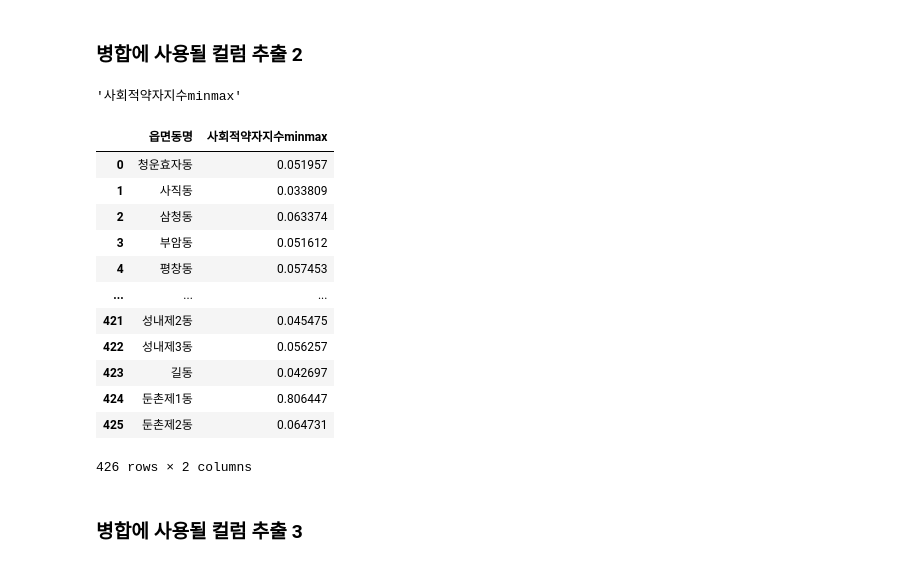
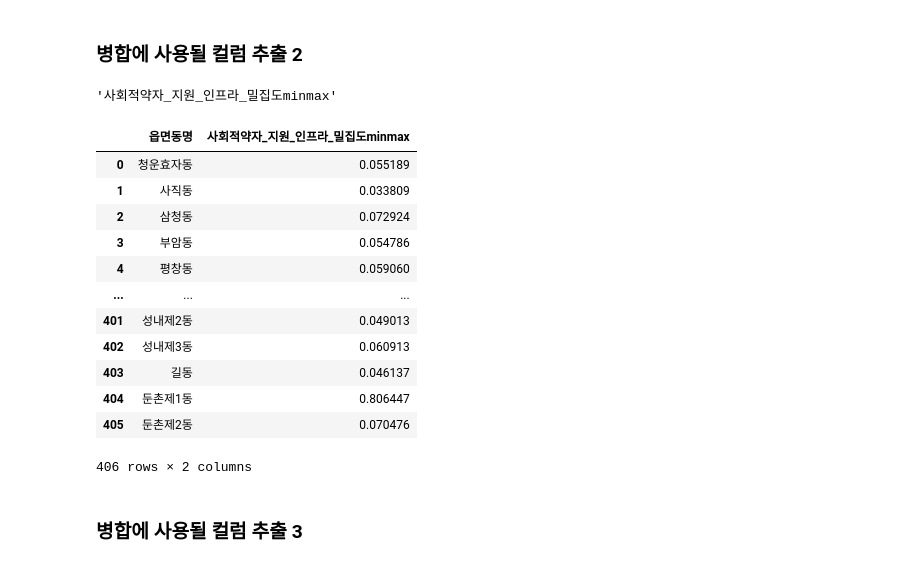
Before and after one commit to jaekim3220/finalproject, a Jupyter notebook: 2-지수병합/데이터분석(2.파생지수병합).ipynb, the cells around one changed output. Cells and saved outputs as stored; diff of their text form; code cells hidden in the pictures.

```diff
--- a/2-지수병합/데이터분석(2.파생지수병합).ipynb
+++ b/2-지수병합/데이터분석(2.파생지수병합).ipynb
@@ -16,11 +16,11 @@ plt.rcParams["axes.unicode_minus"] = False
 # %% [markdown]
 ## 데이터 불러오기
 # %%
-origin=read_excel('행정동병합테스트22.xlsx')
+origin=read_excel('행정동병합테스트22(개발제한행정동제외).xlsx')
 origin2=read_excel('여가생활지수1.xlsx')
-origin3=read_excel('사회적약자지수1.xlsx')
+origin3=read_excel('사회적약자_지원_인프라_밀집도1.xlsx')
 origin4=read_excel('접근성지수1.xlsx')
-origin5=read_excel('그린지수1.xlsx')
+origin5=read_excel('환경자족성지수1.xlsx')
 origin.head(1)
 # %% [output]
 |  | 시도명 | 시군구코드 | 시군구명 | 행정동코드 | 행정동코드_수정 | 읍면동명 | 생성일자 | 말소일자 | 지하철역_수 | 의료기관_수 | ... | ... |
@@ -66,24 +66,24 @@ origin2_2
 # %%
 origin3.columns[-1]
 # %% [output]
-'사회적약자지수minmax'
+'사회적약자_지원_인프라_밀집도minmax'
 # %%
-origin3_3=origin3.filter(['읍면동명','사회적약자지수minmax'])
+origin3_3=origin3.filter(['읍면동명','사회적약자_지원_인프라_밀집도minmax'])
 origin3_3
 # %% [output]
-|  | 읍면동명 | 사회적약자지수minmax |
-| 0 | 청운효자동 | 0.051957 |
+|  | 읍면동명 | 사회적약자_지원_인프라_밀집도minmax |
+| 0 | 청운효자동 | 0.055189 |
 | 1 | 사직동 | 0.033809 |
-| 2 | 삼청동 | 0.063374 |
-| 3 | 부암동 | 0.051612 |
-| 4 | 평창동 | 0.057453 |
+| 2 | 삼청동 | 0.072924 |
+| 3 | 부암동 | 0.054786 |
+| 4 | 평창동 | 0.059060 |
 | ... | ... | ... |
-| 421 | 성내제2동 | 0.045475 |
-| 422 | 성내제3동 | 0.056257 |
-| 423 | 길동 | 0.042697 |
-| 424 | 둔촌제1동 | 0.806447 |
-| 425 | 둔촌제2동 | 0.064731 |
+| 401 | 성내제2동 | 0.049013 |
+| 402 | 성내제3동 | 0.060913 |
+| 403 | 길동 | 0.046137 |
+| 404 | 둔촌제1동 | 0.806447 |
+| 405 | 둔촌제2동 | 0.070476 |
-426 rows × 2 columns
+406 rows × 2 columns
 # %% [markdown]
 ### 병합에 사용될 컬럼 추출 3
 # %%
```
Also changed, not shown: parts of 12 cells of this notebook, 8 other files.
